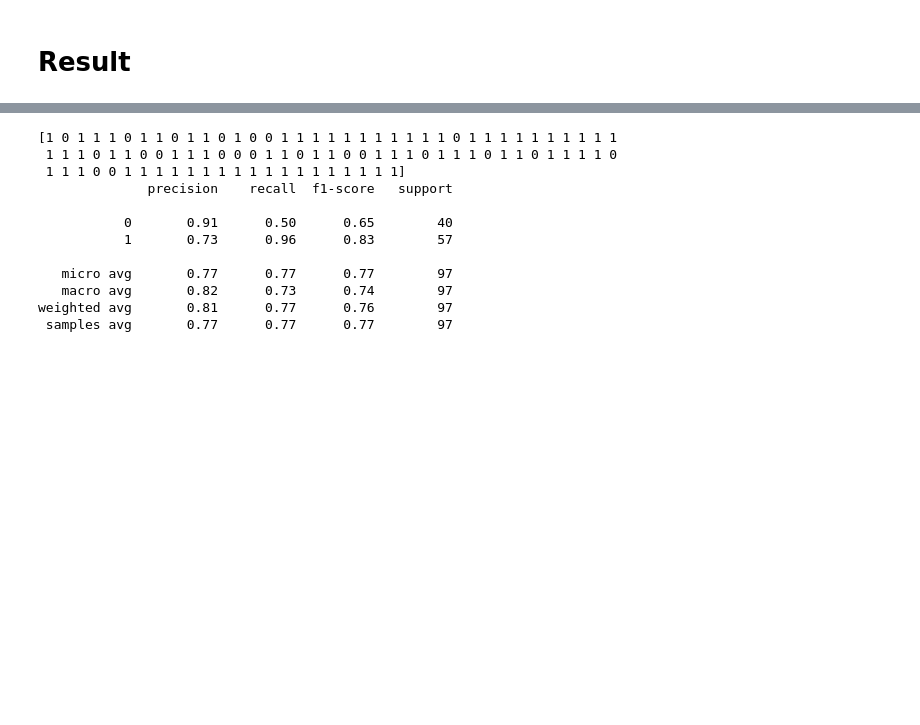
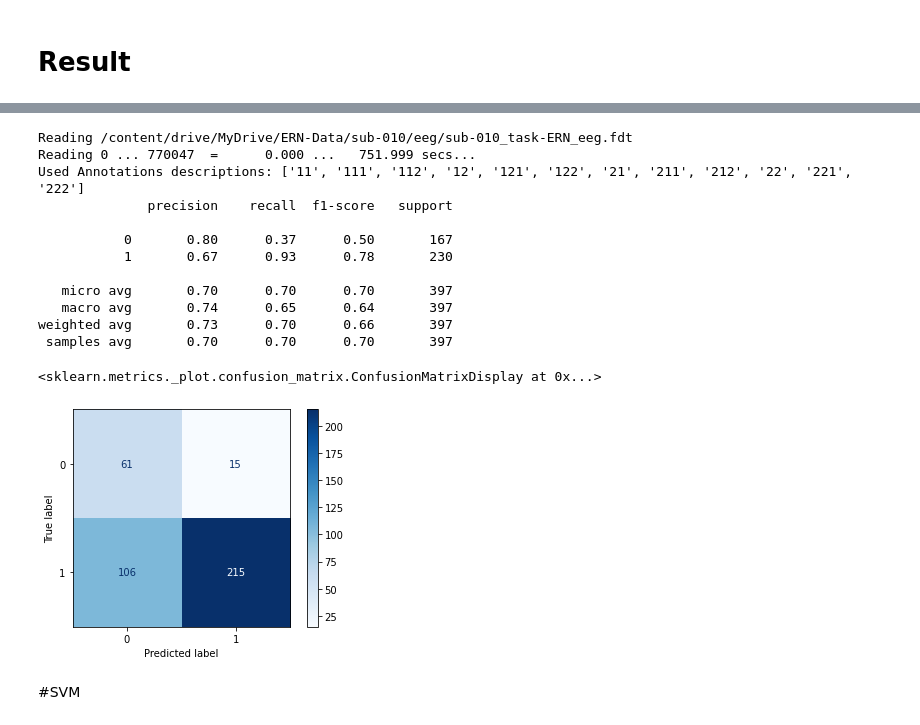
Before and after one commit to kurogo-nguyen/ern, a Jupyter notebook: ERN.ipynb, the cells around one changed output, grey strips where cells are left out. Drawn from its saved outputs; the diff is of its cells as text; code cells hidden in the pictures; blank space fills up the shorter version.

```diff
--- a/ERN.ipynb
+++ b/ERN.ipynb
@@ -188,5 +216,5 @@ array([1, 0, 0, 1, 1, 1, 0, 1, 1, 1, 1, 0, 1, 0, 1, 0, 1, 1, 1, 1, 1, 1,
 # %%
-X_train, X_test, y_train, y_test = train_test_split(X,y)
-X_train, X_val, y_train, y_val = train_test_split(X_train, y_train, test_size=0.2)
+X_train, X_test, y_train, y_test = train_test_split(X_resampled,y_resampled,test_size=0.25, random_state=123)
+# X_train, X_val, y_train, y_val = train_test_split(X_train, y_train, test_size=0.2)
 # %%
 X_train.shape
@@ -195,4 +221,2 @@ X_train.shape
-# %%
-kernels, chans, samples = 1, X_train.shape[1], X_train.shape[-1]
 # %%
 X_train      = X_train.reshape(X_train.shape[0], chans, samples, kernels)
@@ -247,14 +275,17 @@ model.compile(loss='binary_crossentropy',
               optimizer='adam',
               metrics = ['accuracy'])
 
-checkpointer = ModelCheckpoint(filepath='./tmp/checkpoint.h5', verbose=1,
-                               save_best_only=True)
+# checkpointer = ModelCheckpoint(filepath='./tmp/checkpoint.h5', verbose=1,
+#                                save_best_only=True)
+reduce_lr = ReduceLROnPlateau(monitor='val_loss', factor=0.5,
+                              patience=10, min_lr=0.0001)
+earlyStopping = EarlyStopping(monitor="val_loss", patience=20,
+                              restore_best_weights=True,)
 
 class_weights = {0:1, 1:1}
-fittedModel = model.fit(X_train, y_train,
-#                         batch_size = 128,
-                        epochs = 200,
-                        verbose = 2,
-                        validation_data=(X_val, y_val),
-                        callbacks=[checkpointer],
-                        class_weight = class_weights)
+history = model.fit(X_train, y_train, validation_split=0.2,
+                    batch_size = 128,
+                    epochs = 200,
+                    verbose = 1,
+                    callbacks=[earlyStopping,reduce_lr],
+                    class_weight = class_weights)
@@ -301,8 +311,8 @@ plt.show()
 # %% [markdown]
 # Predict
 # %%
-model.load_weights('/content/tmp/checkpoint.h5')
-probs = model.predict(X1_test)
+# model.load_weights('/content/tmp/checkpoint.h5')
+probs = model.predict(X_test)
 # %% [markdown]
 # Result
 # %%
@@ -334,21 +370,34 @@ weighted avg       0.49      0.57      0.49       249
+# %%
+X1, y1= getData(10, pick_channels=pick_channel)
+X1 = X1.reshape(len(X1),-1)
+X1 = X1.reshape(X1.shape[0], chans, samples, kernels)
+# y1 = np_utils.to_categorical(y1)
+probs = model.predict(X1)
+print(classification_report(probs>0.5,np_utils.to_categorical(y1)))
+ConfusionMatrixDisplay.from_predictions(y1,probs.argmax(axis=1),
+                                        cmap='Blues')
+# %% [output]
+Reading /content/drive/MyDrive/ERN-Data/sub-010/eeg/sub-010_task-ERN_eeg.fdt
+Reading 0 ... 770047  =      0.000 ...   751.999 secs...
+Used Annotations descriptions: ['11', '111', '112', '12', '121', '122', '21', '211', '212', '22', '221', '222']
+              precision    recall  f1-score   support
+
+           0       0.80      0.37      0.50       167
+           1       0.67      0.93      0.78       230
+
+   micro avg       0.70      0.70      0.70       397
+   macro avg       0.74      0.65      0.64       397
+weighted avg       0.73      0.70      0.66       397
+ samples avg       0.70      0.70      0.70       397
+<sklearn.metrics._plot.confusion_matrix.ConfusionMatrixDisplay at 0x...>
+[figure, added]
 # %%
-with open('readme.txt', 'a') as f:
-    f.write(' '.join(channels3))
-    f.write('\n')
-    f.write(report(0.5))
+# with open('readme.txt', 'a') as f:
+#     f.write(' '.join(pick_channel))
+#     f.write('\n')
+#     f.write(report(0.5))
-# %% [output]
-[1 0 1 1 1 0 1 1 0 1 1 0 1 0 0 1 1 1 1 1 1 1 1 1 1 1 0 1 1 1 1 1 1 1 1 1 1
- 1 1 1 0 1 1 0 0 1 1 1 0 0 0 1 1 0 1 1 0 0 1 1 1 0 1 1 1 0 1 1 0 1 1 1 1 0
- 1 1 1 0 0 1 1 1 1 1 1 1 1 1 1 1 1 1 1 1 1 1 1]
-              precision    recall  f1-score   support
-
-           0       0.91      0.50      0.65        40
-           1       0.73      0.96      0.83        57
-
-   micro avg       0.77      0.77      0.77        97
-   macro avg       0.82      0.73      0.74        97
-weighted avg       0.81      0.77      0.76        97
- samples avg       0.77      0.77      0.77        97
+# %% [markdown]
+#SVM
 # %%
 from sklearn.discriminant_analysis import LinearDiscriminantAnalysis
 # %%
```
Also changed, not shown: parts of 94 cells of this notebook.
